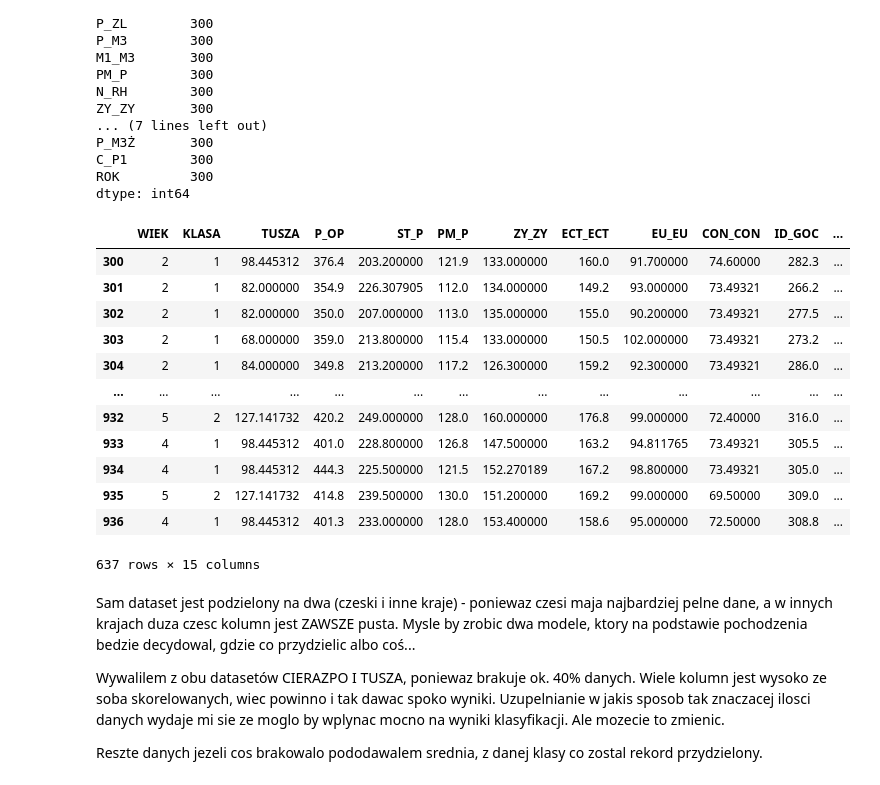
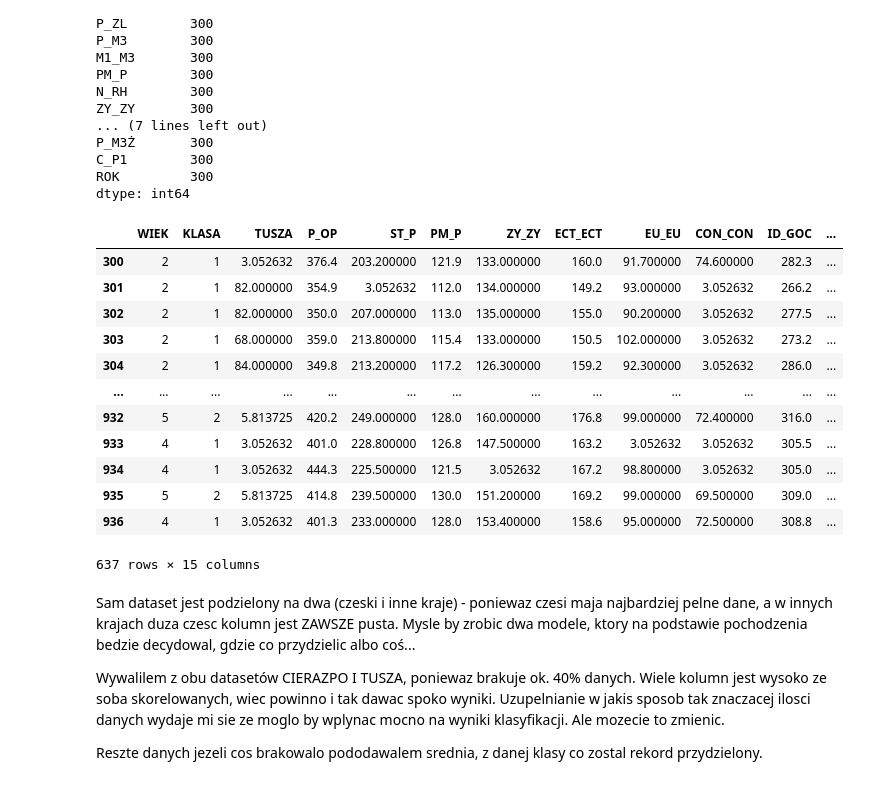
Before and after one commit to dawkaras/zpi, a Jupyter notebook: deers.ipynb, the cells around one changed output. Drawn from its saved outputs; the diff is of its cells as text; code cells hidden in the pictures.

Commit message:
Fix group by method

```diff
--- a/deers.ipynb
+++ b/deers.ipynb
@@ -211,32 +209,32 @@ ROK         300
 dtype: int64
 # %%
 other_countries = other_countries.fillna({
-    "TUSZA": other_countries.groupby('KLASA')["TUSZA"].transform("mean"),
-    "ST_P": other_countries.groupby('KLASA')["ST_P"].transform("mean"),
-    "PM_P": other_countries.groupby('KLASA')["PM_P"].transform("mean"),
-    "ZY_ZY": other_countries.groupby('KLASA')["ZY_ZY"].transform("mean"),
-    "EU_EU": other_countries.groupby('KLASA')["EU_EU"].transform("mean"),
-    "CON_CON": other_countries.groupby('KLASA')["CON_CON"].transform("mean"),
-    "ID_GOC": other_countries.groupby('KLASA')["ID_GOC"].transform("mean"),
-    "C_P1": other_countries.groupby('KLASA')["C_P1"].transform("mean"),
-    "CIEZARPO": other_countries.groupby('KLASA')["CIEZARPO"].transform("mean"),
+    "TUSZA": other_countries.groupby('KLASA')["WIEK"].transform("mean"),
+    "ST_P": other_countries.groupby('KLASA')["WIEK"].transform("mean"),
+    "PM_P": other_countries.groupby('KLASA')["WIEK"].transform("mean"),
+    "ZY_ZY": other_countries.groupby('KLASA')["WIEK"].transform("mean"),
+    "EU_EU": other_countries.groupby('KLASA')["WIEK"].transform("mean"),
+    "CON_CON": other_countries.groupby('KLASA')["WIEK"].transform("mean"),
+    "ID_GOC": other_countries.groupby('KLASA')["WIEK"].transform("mean"),
+    "C_P1": other_countries.groupby('KLASA')["WIEK"].transform("mean"),
+    "CIEZARPO": other_countries.groupby('KLASA')["WIEK"].transform("mean"),
 })
 
 other_countries['MIEJSCE'] = other_countries['MIEJSCE'].map({'B': 0, 'K': 1})
 other_countries
 # %% [output]
 |  | WIEK | KLASA | TUSZA | P_OP | ST_P | PM_P | ZY_ZY | ECT_ECT | EU_EU | CON_CON | ID_GOC | ... |
-| 300 | 2 | 1 | 98.445312 | 376.4 | 203.200000 | 121.9 | 133.000000 | 160.0 | 91.700000 | 74.60000 | 282.3 | ... |
-| 301 | 2 | 1 | 82.000000 | 354.9 | 226.307905 | 112.0 | 134.000000 | 149.2 | 93.000000 | 73.49321 | 266.2 | ... |
-| 302 | 2 | 1 | 82.000000 | 350.0 | 207.000000 | 113.0 | 135.000000 | 155.0 | 90.200000 | 73.49321 | 277.5 | ... |
-| 303 | 2 | 1 | 68.000000 | 359.0 | 213.800000 | 115.4 | 133.000000 | 150.5 | 102.000000 | 73.49321 | 273.2 | ... |
-| 304 | 2 | 1 | 84.000000 | 349.8 | 213.200000 | 117.2 | 126.300000 | 159.2 | 92.300000 | 73.49321 | 286.0 | ... |
+| 300 | 2 | 1 | 3.052632 | 376.4 | 203.200000 | 121.9 | 133.000000 | 160.0 | 91.700000 | 74.600000 | 282.3 | ... |
+| 301 | 2 | 1 | 82.000000 | 354.9 | 3.052632 | 112.0 | 134.000000 | 149.2 | 93.000000 | 3.052632 | 266.2 | ... |
+| 302 | 2 | 1 | 82.000000 | 350.0 | 207.000000 | 113.0 | 135.000000 | 155.0 | 90.200000 | 3.052632 | 277.5 | ... |
+| 303 | 2 | 1 | 68.000000 | 359.0 | 213.800000 | 115.4 | 133.000000 | 150.5 | 102.000000 | 3.052632 | 273.2 | ... |
+| 304 | 2 | 1 | 84.000000 | 349.8 | 213.200000 | 117.2 | 126.300000 | 159.2 | 92.300000 | 3.052632 | 286.0 | ... |
 | ... | ... | ... | ... | ... | ... | ... | ... | ... | ... | ... | ... | ... |
-| 932 | 5 | 2 | 127.141732 | 420.2 | 249.000000 | 128.0 | 160.000000 | 176.8 | 99.000000 | 72.40000 | 316.0 | ... |
-| 933 | 4 | 1 | 98.445312 | 401.0 | 228.800000 | 126.8 | 147.500000 | 163.2 | 94.811765 | 73.49321 | 305.5 | ... |
-| 934 | 4 | 1 | 98.445312 | 444.3 | 225.500000 | 121.5 | 152.270189 | 167.2 | 98.800000 | 73.49321 | 305.0 | ... |
-| 935 | 5 | 2 | 127.141732 | 414.8 | 239.500000 | 130.0 | 151.200000 | 169.2 | 99.000000 | 69.50000 | 309.0 | ... |
-| 936 | 4 | 1 | 98.445312 | 401.3 | 233.000000 | 128.0 | 153.400000 | 158.6 | 95.000000 | 72.50000 | 308.8 | ... |
+| 932 | 5 | 2 | 5.813725 | 420.2 | 249.000000 | 128.0 | 160.000000 | 176.8 | 99.000000 | 72.400000 | 316.0 | ... |
+| 933 | 4 | 1 | 3.052632 | 401.0 | 228.800000 | 126.8 | 147.500000 | 163.2 | 3.052632 | 3.052632 | 305.5 | ... |
+| 934 | 4 | 1 | 3.052632 | 444.3 | 225.500000 | 121.5 | 3.052632 | 167.2 | 98.800000 | 3.052632 | 305.0 | ... |
+| 935 | 5 | 2 | 5.813725 | 414.8 | 239.500000 | 130.0 | 151.200000 | 169.2 | 99.000000 | 69.500000 | 309.0 | ... |
+| 936 | 4 | 1 | 3.052632 | 401.3 | 233.000000 | 128.0 | 153.400000 | 158.6 | 95.000000 | 72.500000 | 308.8 | ... |
 637 rows × 15 columns
 # %%
 other_countries = other_countries.drop(['CIEZARPO', 'TUSZA'], axis=1)
```
Also changed, not shown: parts of 2 cells of this notebook.
